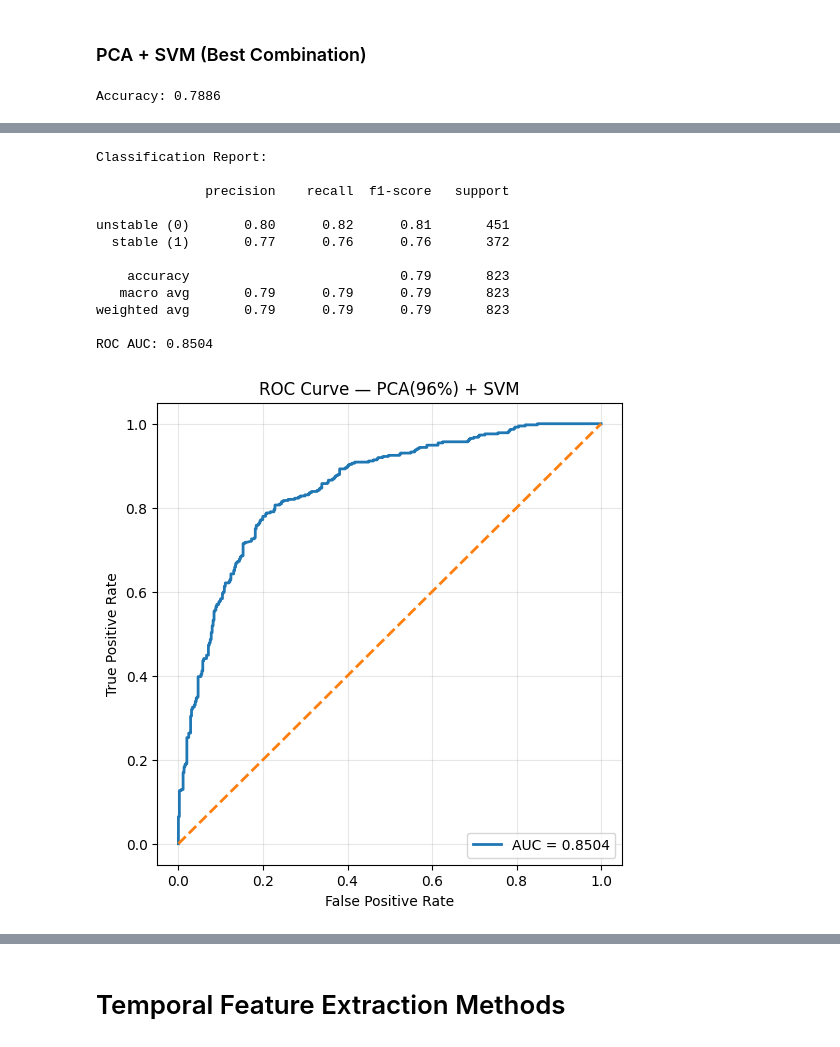
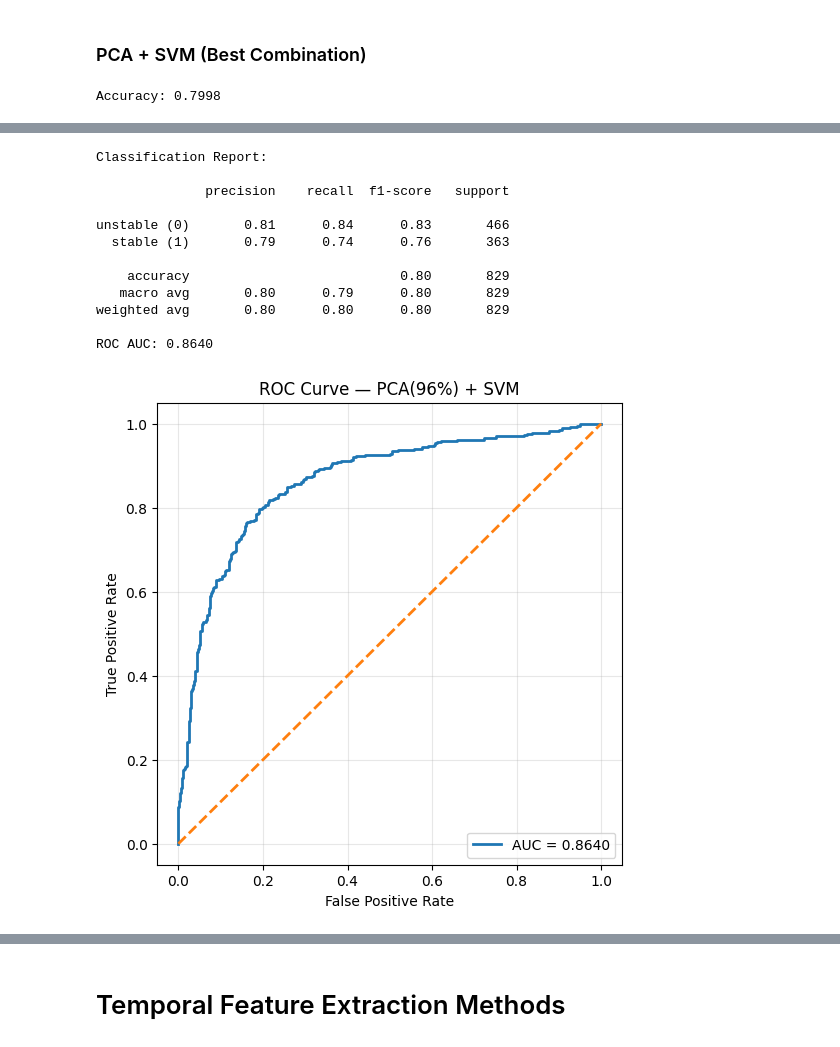
Before and after one commit to kanwarSINGH03/acoustic_signal_classification, a Jupyter notebook: evaluation/paper_evaluations/report_experiments.ipynb, the cells around one changed output, grey strips where cells are left out. Saved outputs shown, nothing was run; the diff lists cells and outputs as text; code cells hidden in the pictures.

```diff
--- a/evaluation/paper_evaluations/report_experiments.ipynb
+++ b/evaluation/paper_evaluations/report_experiments.ipynb
@@ -1013,12 +1013,8 @@ X = P2_df_X.to_numpy()
 y = P2_df_Y.squeeze().astype(int).to_numpy() if hasattr(P2_df_Y, "to_numpy") else P2_df_Y.squeeze().astype(int).values
 
 idx_all = np.arange(len(y))
-train_idx, test_idx = train_test_split(
-    idx_all,
-    test_size=0.1,
-    random_state=42,
-    stratify=y
-)
+train_idx = list(range(0, 7400))
+test_idx = list(range(7400,8229))
 
 X_train = X[train_idx]
 X_test = X[test_idx]
@@ -1125,4 +1121,4 @@ roc_df = pd.concat([roc_df, new_row], ignore_index=True)
 
 display(roc_df)
 # %% [output]
-Accuracy: 0.7886
+Accuracy: 0.7998
@@ -1130,14 +1126,14 @@ Accuracy: 0.7886
 Classification Report:
 
               precision    recall  f1-score   support
 
-unstable (0)       0.80      0.82      0.81       451
-  stable (1)       0.77      0.76      0.76       372
+unstable (0)       0.81      0.84      0.83       466
+  stable (1)       0.79      0.74      0.76       363
 
-    accuracy                           0.79       823
-   macro avg       0.79      0.79      0.79       823
-weighted avg       0.79      0.79      0.79       823
+    accuracy                           0.80       829
+   macro avg       0.80      0.79      0.80       829
+weighted avg       0.80      0.80      0.80       829
 
-ROC AUC: 0.8504
+ROC AUC: 0.8640
-[figure, old version]
+[figure, new version]
 |  | model_name | model | ev_pct | hidden | accuracy | roc_auc | fpr | tpr | roc_thresholds | ... |
```
Also changed, not shown: parts of 1 cell of this notebook.
